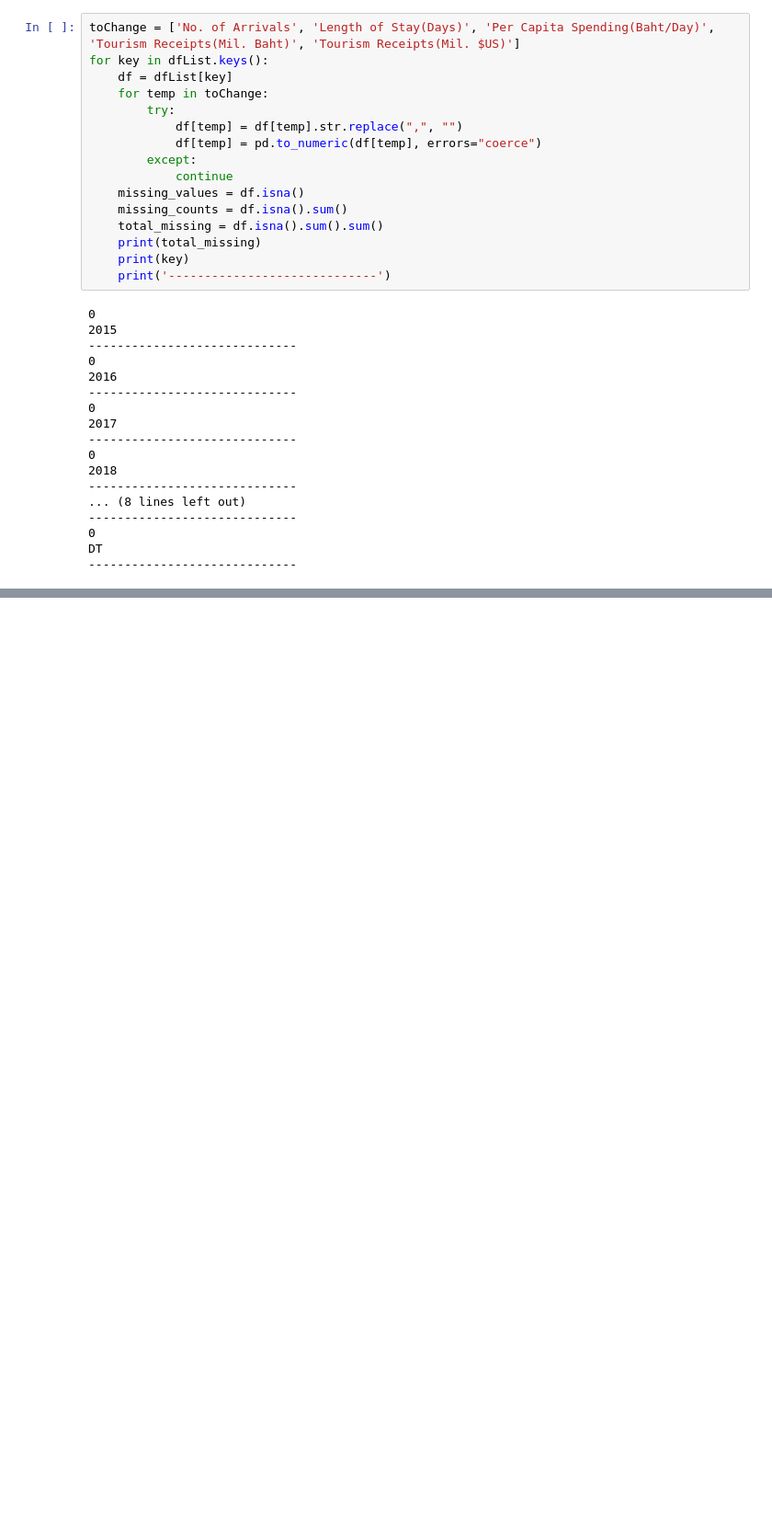
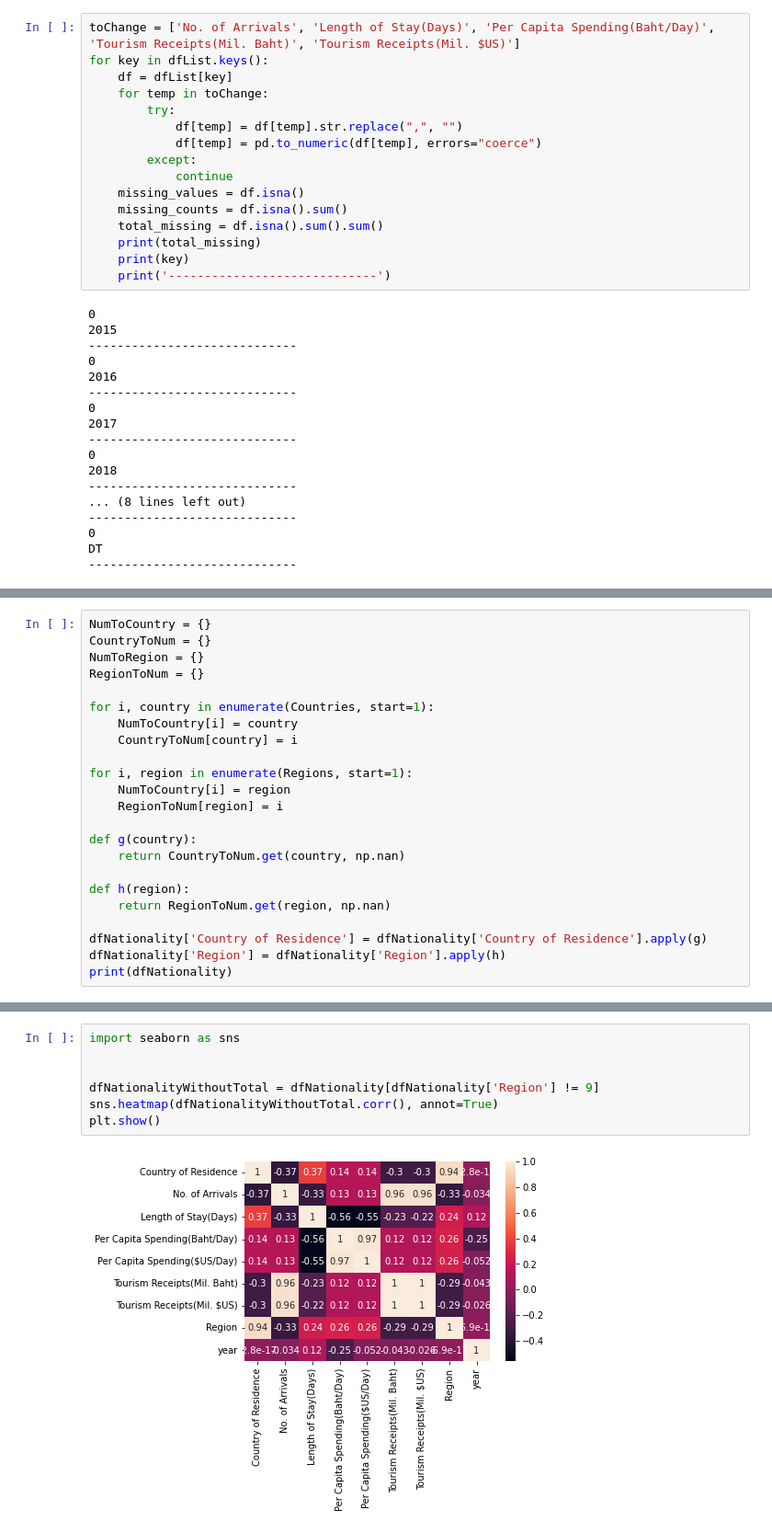
Before and after one commit to KagErou710/BIA, a Jupyter notebook: test.ipynb, the cells around one changed output, grey strips where cells are left out. Shown: that part at 92% size. Saved outputs shown, nothing was run; the diff lists cells and outputs as text; blank space fills up the shorter version.

```diff
--- a/test.ipynb
+++ b/test.ipynb
@@ -231,0 +285,23 @@ plt.show()
+# %%
+NumToCountry = {}
+CountryToNum = {}
+NumToRegion = {}
+RegionToNum = {}
+
+for i, country in enumerate(Countries, start=1):
+    NumToCountry[i] = country
+    CountryToNum[country] = i
+
+for i, region in enumerate(Regions, start=1):
+    NumToCountry[i] = region
+    RegionToNum[region] = i
+
+def g(country):
+    return CountryToNum.get(country, np.nan)
+
+def h(region):
+    return RegionToNum.get(region, np.nan)
+
+dfNationality['Country of Residence'] = dfNationality['Country of Residence'].apply(g)
+dfNationality['Region'] = dfNationality['Region'].apply(h)
+print(dfNationality)
@@ -231,0 +326,9 @@ plt.show()
+# %%
+import seaborn as sns
+
+
+dfNationalityWithoutTotal = dfNationality[dfNationality['Region'] != 9]
+sns.heatmap(dfNationalityWithoutTotal.corr(), annot=True)
+plt.show()
+# %% [output]
+[figure, added]
```
Also changed, not shown: parts of 17 cells of this notebook.
